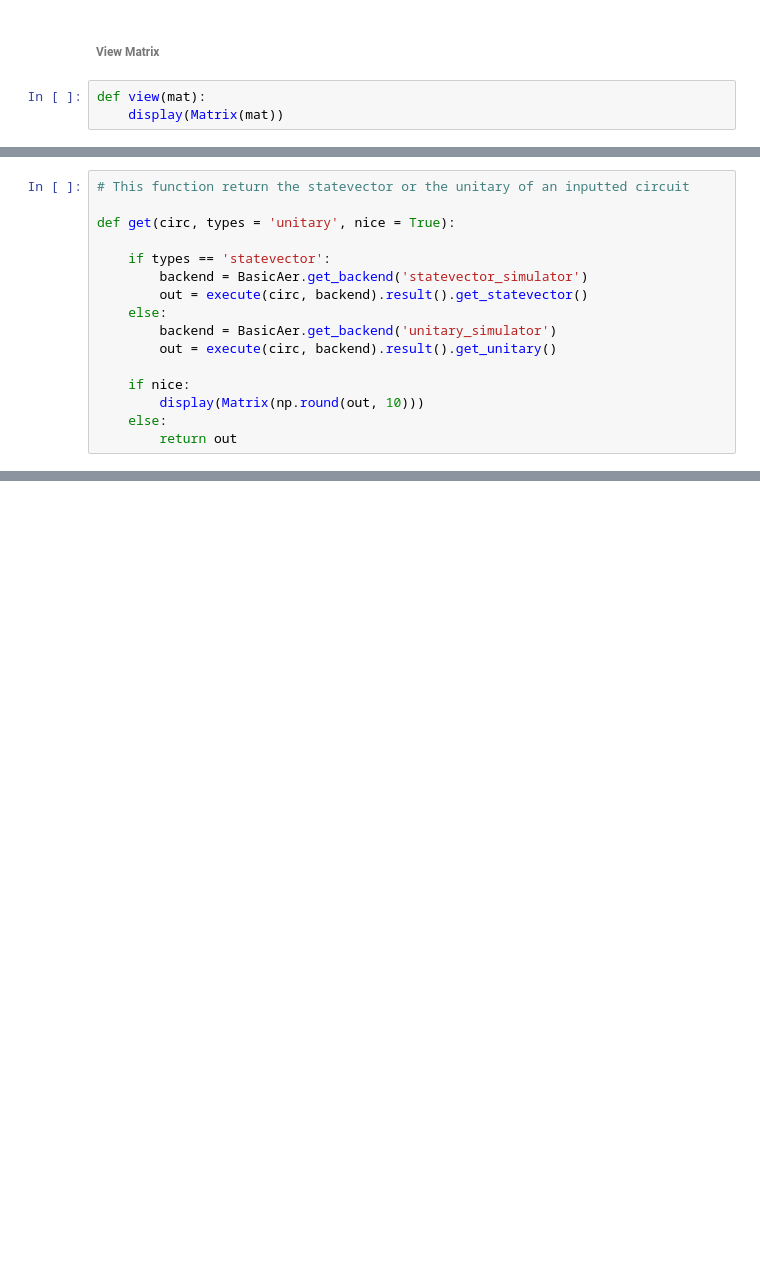
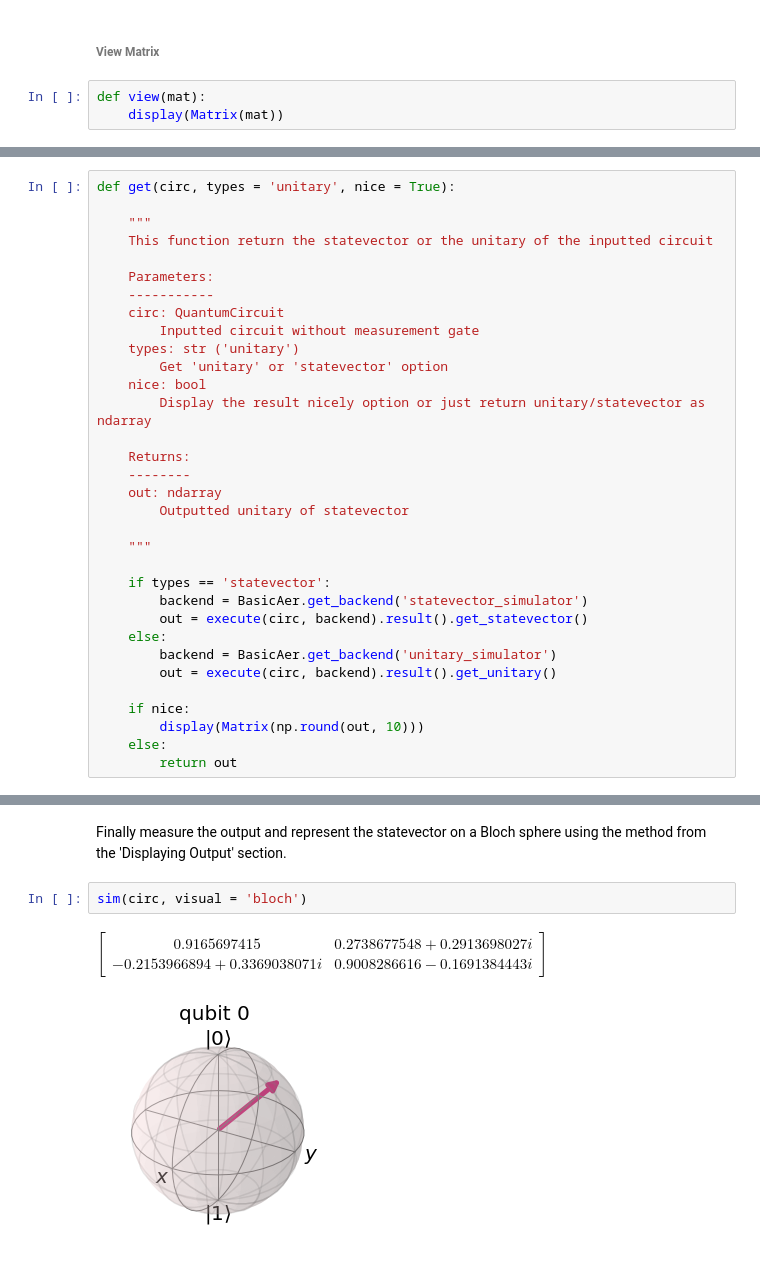
Before and after one commit to The-QuTrit/TheQuTritPublic, a Jupyter notebook: Assessment Task.ipynb, the cells around one changed output, grey strips where cells are left out. Drawn from its saved outputs; the diff is of its cells as text; blank space fills up the shorter version.

```diff
--- a/Assessment Task.ipynb
+++ b/Assessment Task.ipynb
@@ -97,7 +115,24 @@ def view(mat):
 # %%
-# This function return the statevector or the unitary of an inputted circuit
+def get(circ, types = 'unitary', nice = True):
 
-def get(circ, types = 'unitary', nice = True):
+    """
+    This function return the statevector or the unitary of the inputted circuit
+
+    Parameters:
+    -----------
+    circ: QuantumCircuit
+        Inputted circuit without measurement gate
+    types: str ('unitary')
+        Get 'unitary' or 'statevector' option
+    nice: bool
+        Display the result nicely option or just return unitary/statevector as ndarray
+
+    Returns:
+    --------
+    out: ndarray
+        Outputted unitary of statevector
+
+    """
 
     if types == 'statevector':
         backend = BasicAer.get_backend('statevector_simulator')
@@ -122,0 +464,7 @@ array([0.5+0.j, 0.5+0.j, 0.5+0.j, 0.5+0.j])
+# %% [markdown]
+Finally measure the output and represent the statevector on a Bloch sphere using the method from the 'Displaying Output' section.
+# %%
+sim(circ, visual = 'bloch')
+# %% [output]
+$\displaystyle \left[\begin{matrix}0.9165697415 & 0.2738677548 + 0.2913698027 i\\-0.2153966894 + 0.3369038071 i & 0.9008286616 - 0.1691384443 i\end{matrix}\right]$
+[figure, added]
```
Also changed, not shown: parts of 86 cells of this notebook.
